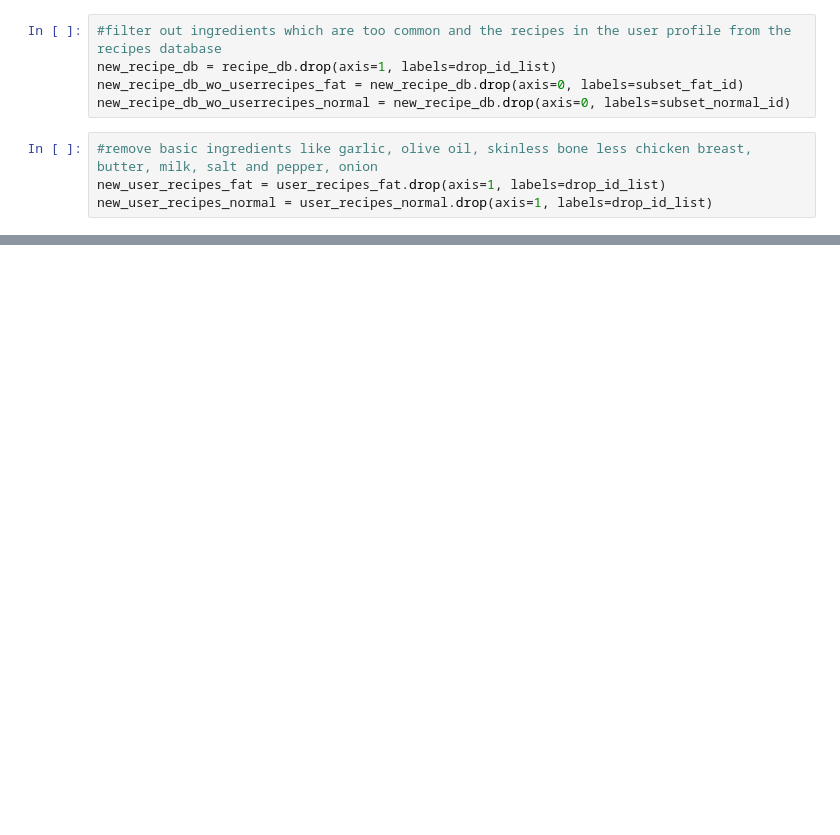
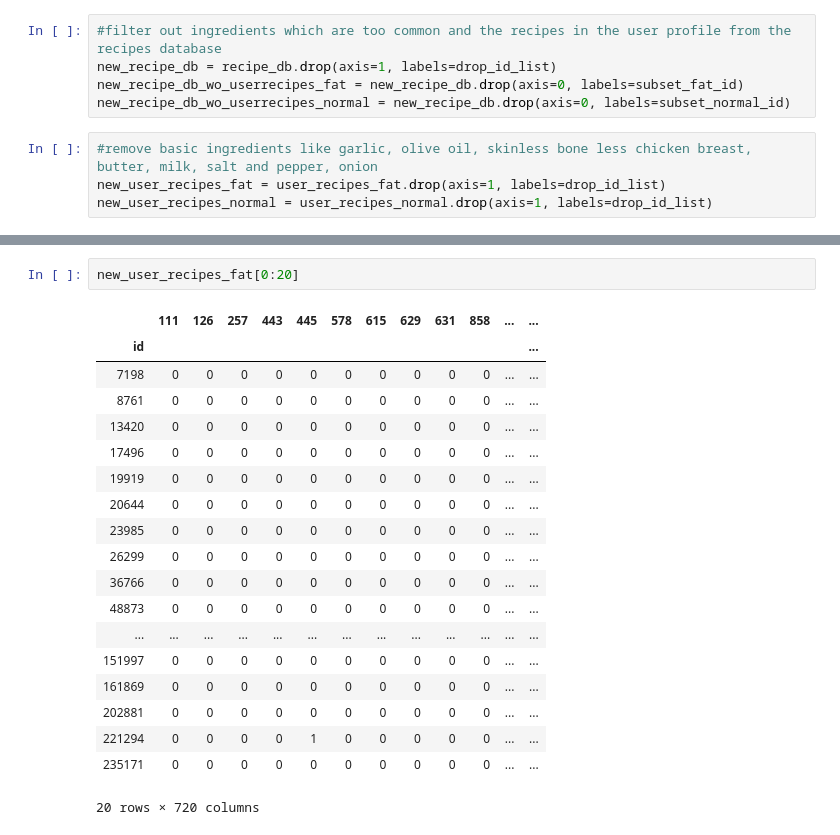
Before and after one commit to DanielVolz/jupyter_notebooks, a Jupyter notebook: important/all cases/random_case.ipynb, the cells around one changed output, grey strips where cells are left out. Cells and saved outputs as stored; diff of their text form; blank space fills up the shorter version.

```diff
--- a/important/all cases/random_case.ipynb
+++ b/important/all cases/random_case.ipynb
@@ -175,3 +205,25 @@ new_user_recipes_normal = user_recipes_normal.drop(axis=1, labels=drop_id_list)
+# %%
+new_user_recipes_fat[0:20]
+# %% [output]
+|  | 111 | 126 | 257 | 443 | 445 | 578 | 615 | 629 | 631 | 858 | ... | ... |
+| id |  |  |  |  |  |  |  |  |  |  |  | ... |
+| 7198 | 0 | 0 | 0 | 0 | 0 | 0 | 0 | 0 | 0 | 0 | ... | ... |
+| 8761 | 0 | 0 | 0 | 0 | 0 | 0 | 0 | 0 | 0 | 0 | ... | ... |
+| 13420 | 0 | 0 | 0 | 0 | 0 | 0 | 0 | 0 | 0 | 0 | ... | ... |
+| 17496 | 0 | 0 | 0 | 0 | 0 | 0 | 0 | 0 | 0 | 0 | ... | ... |
+| 19919 | 0 | 0 | 0 | 0 | 0 | 0 | 0 | 0 | 0 | 0 | ... | ... |
+| 20644 | 0 | 0 | 0 | 0 | 0 | 0 | 0 | 0 | 0 | 0 | ... | ... |
+| 23985 | 0 | 0 | 0 | 0 | 0 | 0 | 0 | 0 | 0 | 0 | ... | ... |
+| 26299 | 0 | 0 | 0 | 0 | 0 | 0 | 0 | 0 | 0 | 0 | ... | ... |
+| 36766 | 0 | 0 | 0 | 0 | 0 | 0 | 0 | 0 | 0 | 0 | ... | ... |
+| 48873 | 0 | 0 | 0 | 0 | 0 | 0 | 0 | 0 | 0 | 0 | ... | ... |
+| ... | ... | ... | ... | ... | ... | ... | ... | ... | ... | ... | ... | ... |
+| 151997 | 0 | 0 | 0 | 0 | 0 | 0 | 0 | 0 | 0 | 0 | ... | ... |
+| 161869 | 0 | 0 | 0 | 0 | 0 | 0 | 0 | 0 | 0 | 0 | ... | ... |
+| 202881 | 0 | 0 | 0 | 0 | 0 | 0 | 0 | 0 | 0 | 0 | ... | ... |
+| 221294 | 0 | 0 | 0 | 0 | 1 | 0 | 0 | 0 | 0 | 0 | ... | ... |
+| 235171 | 0 | 0 | 0 | 0 | 0 | 0 | 0 | 0 | 0 | 0 | ... | ... |
+20 rows × 720 columns
 # %%
 ## Jaccard - recipe to recipe similarity with removal of basis ingredients and duplicate userrecipes
 
```
Also changed, not shown: parts of 20 cells of this notebook.
